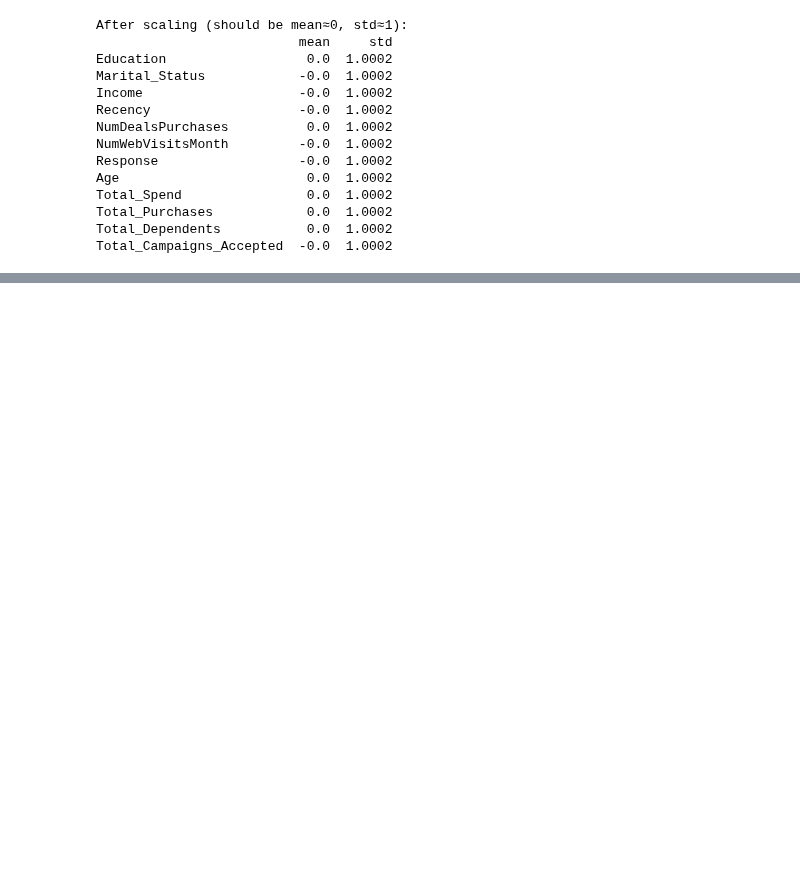
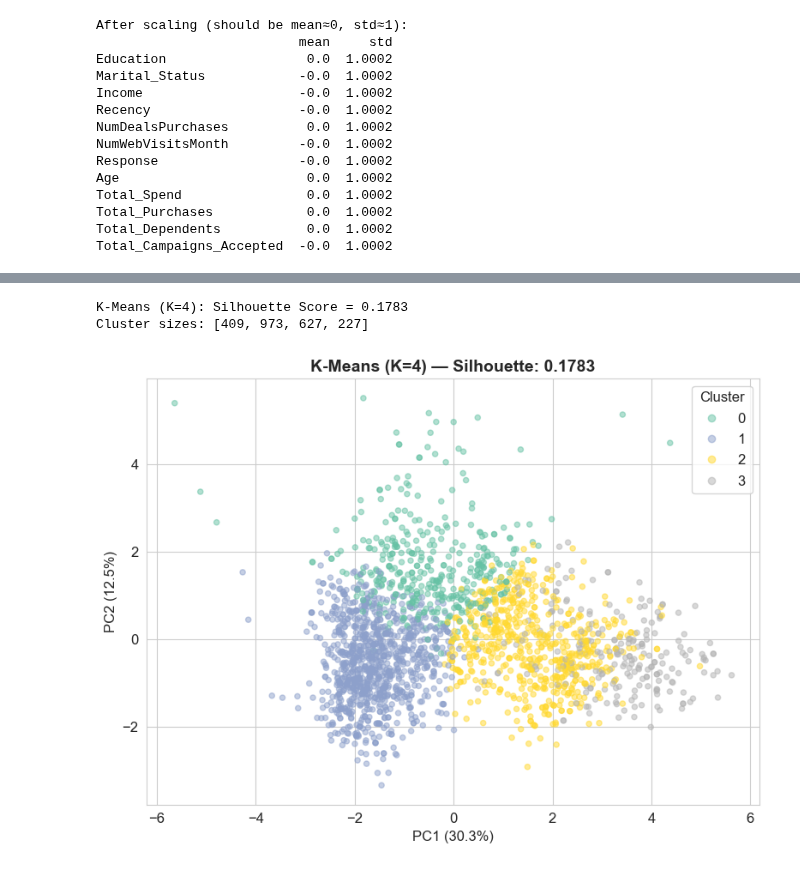
Before and after one commit to monsrock2024/Customer-Segmentation-Data-Science-Project, a Jupyter notebook: Customer_Segmentation_-_Model_Building.ipynb, the cells around one changed output, grey strips where cells are left out. Saved outputs shown, nothing was run; the diff lists cells and outputs as text; code cells hidden in the pictures; blank space fills up the shorter version.

```diff
--- a/Customer_Segmentation_-_Model_Building.ipynb
+++ b/Customer_Segmentation_-_Model_Building.ipynb
@@ -752,0 +173,22 @@ Clustered dataset saved: customer_segmentation_clustered.csv
+# %%
+# Fit K-Means with K=4
+kmeans = KMeans(n_clusters=4, random_state=42, n_init=10)
+km_labels = kmeans.fit_predict(X_scaled)
+km_sil = silhouette_score(X_scaled, km_labels)
+
+print(f'K-Means (K=4): Silhouette Score = {km_sil:.4f}')
+print(f'Cluster sizes: {[int((km_labels==i).sum()) for i in range(4)]}')
+
+# Plot
+fig, ax = plt.subplots(figsize=(8, 6))
+scatter = ax.scatter(X_pca[:, 0], X_pca[:, 1], c=km_labels, cmap='Set2', alpha=0.5, s=20)
+ax.set_title(f'K-Means (K=4) — Silhouette: {km_sil:.4f}', fontsize=14, fontweight='bold')
+ax.set_xlabel(f'PC1 ({pca_2d.explained_variance_ratio_[0]*100:.1f}%)')
+ax.set_ylabel(f'PC2 ({pca_2d.explained_variance_ratio_[1]*100:.1f}%)')
+ax.legend(*scatter.legend_elements(), title='Cluster')
+plt.tight_layout()
+plt.show()
+# %% [output]
+K-Means (K=4): Silhouette Score = 0.1783
+Cluster sizes: [409, 973, 627, 227]
+[figure, added]
```
Also changed, not shown: parts of 61 cells of this notebook, 13 other files.
